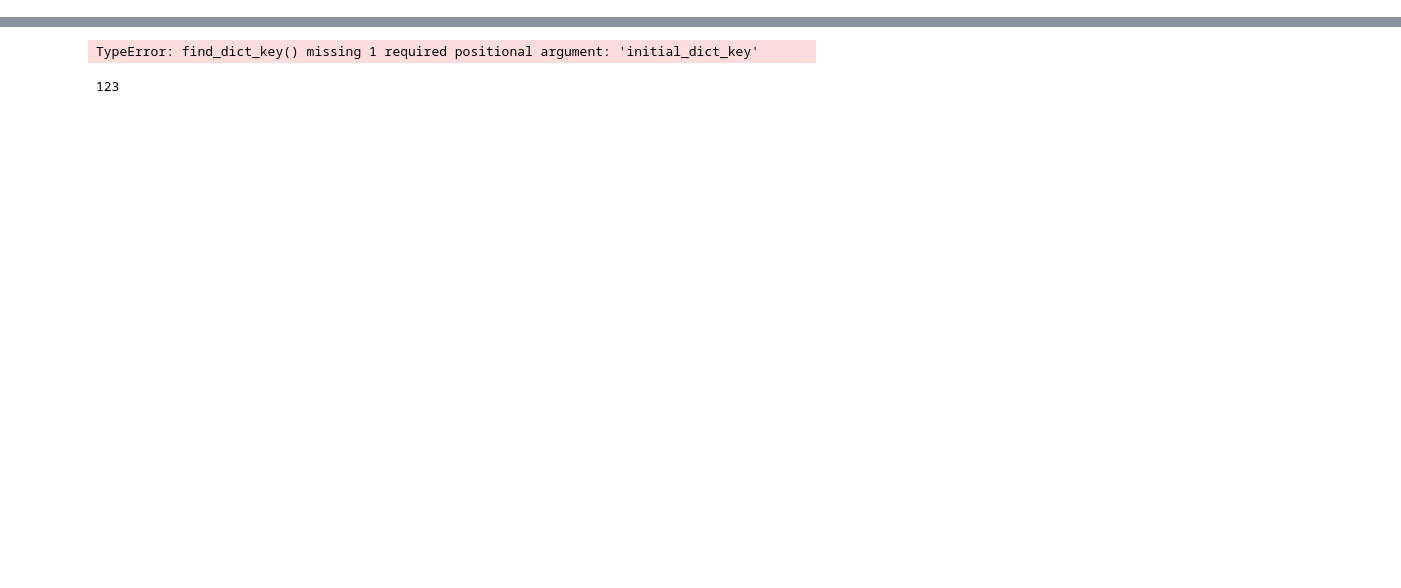
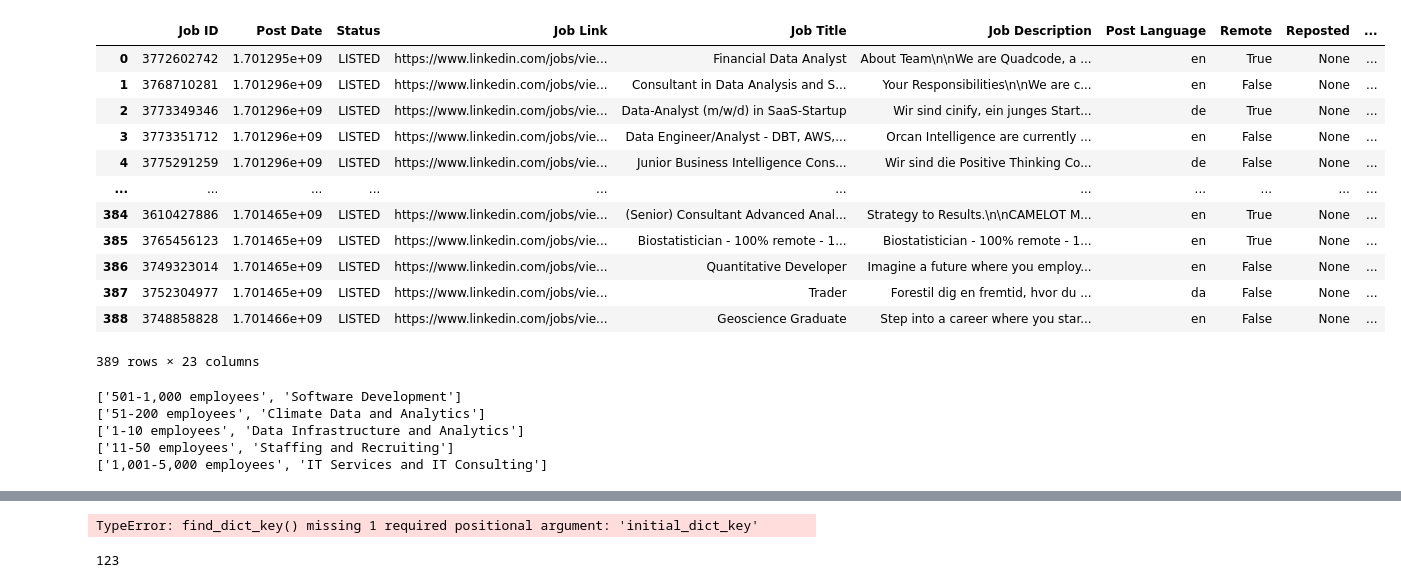
Before and after one commit to naimiskandar22/LinkedIn-Job-Posts-Analysis, a Jupyter notebook: jobs_analysis.ipynb, the cells around one changed output, grey strips where cells are left out. Drawn from its saved outputs; the diff is of its cells as text; code cells hidden in the pictures; blank space fills up the shorter version.

```diff
--- a/jobs_analysis.ipynb
+++ b/jobs_analysis.ipynb
@@ -6,0 +24,7 @@ import json
+# %%
+file = "data/data_00.txt"
+
+os.path.getctime("data/data_00.txt")
+# datetime.date(time.ctime(os.path.getctime(file)))
+# time.ctime(os.path.getctime(file))
+datetime.datetime.fromtimestamp(os.path.getctime("data/data_00.txt")).strftime('%Y-%m-%d')
@@ -6,0 +578,5 @@ import json
+# %%
+files_df_columns = ['Job ID', 'page_path', 'skills_path', 'page_file_date', 'skills_file_date']
+files_df = pd.DataFrame([], columns = files_df_columns)
+
+files_df = read_files(files_df)
@@ -6,0 +709,28 @@ import json
+# %%
+df_jobs
+# %% [output]
+|  | Job ID | Post Date | Status | Job Link | Job Title | Job Description | Post Language | Remote | Reposted | ... |
+| 0 | 3772602742 | 1.701295e+09 | LISTED | https://www.linkedin.com/jobs/vie... | Financial Data Analyst | About Team\n\nWe are Quadcode, a ... | en | True | None | ... |
+| 1 | 3768710281 | 1.701296e+09 | LISTED | https://www.linkedin.com/jobs/vie... | Consultant in Data Analysis and S... | Your Responsibilities\n\nWe are c... | en | False | None | ... |
+| 2 | 3773349346 | 1.701296e+09 | LISTED | https://www.linkedin.com/jobs/vie... | Data-Analyst (m/w/d) in SaaS-Startup | Wir sind cinify, ein junges Start... | de | True | None | ... |
+| 3 | 3773351712 | 1.701296e+09 | LISTED | https://www.linkedin.com/jobs/vie... | Data Engineer/Analyst - DBT, AWS,... | Orcan Intelligence are currently ... | en | False | None | ... |
+| 4 | 3775291259 | 1.701296e+09 | LISTED | https://www.linkedin.com/jobs/vie... | Junior Business Intelligence Cons... | Wir sind die Positive Thinking Co... | de | False | None | ... |
+| ... | ... | ... | ... | ... | ... | ... | ... | ... | ... | ... |
+| 384 | 3610427886 | 1.701465e+09 | LISTED | https://www.linkedin.com/jobs/vie... | (Senior) Consultant Advanced Anal... | Strategy to Results.\n\nCAMELOT M... | en | True | None | ... |
+| 385 | 3765456123 | 1.701465e+09 | LISTED | https://www.linkedin.com/jobs/vie... | Biostatistician - 100% remote - 1... | Biostatistician - 100% remote - 1... | en | True | None | ... |
+| 386 | 3749323014 | 1.701465e+09 | LISTED | https://www.linkedin.com/jobs/vie... | Quantitative Developer | Imagine a future where you employ... | en | False | None | ... |
+| 387 | 3752304977 | 1.701465e+09 | LISTED | https://www.linkedin.com/jobs/vie... | Trader | Forestil dig en fremtid, hvor du ... | da | False | None | ... |
+| 388 | 3748858828 | 1.701466e+09 | LISTED | https://www.linkedin.com/jobs/vie... | Geoscience Graduate | Step into a career where you star... | en | False | None | ... |
+389 rows × 23 columns
+# %%
+for index in df_jobs.index[:5]:
+    row = df_jobs.loc[index]
+
+    if row['Company Card Details'] is not None:
+        print(row['Company Card Details'])
+# %% [output]
+['501-1,000 employees', 'Software Development']
+['51-200 employees', 'Climate Data and Analytics']
+['1-10 employees', 'Data Infrastructure and Analytics']
+['11-50 employees', 'Staffing and Recruiting']
+['1,001-5,000 employees', 'IT Services and IT Consulting']
```
Also changed, not shown: parts of 38 cells of this notebook, 4 other files.
